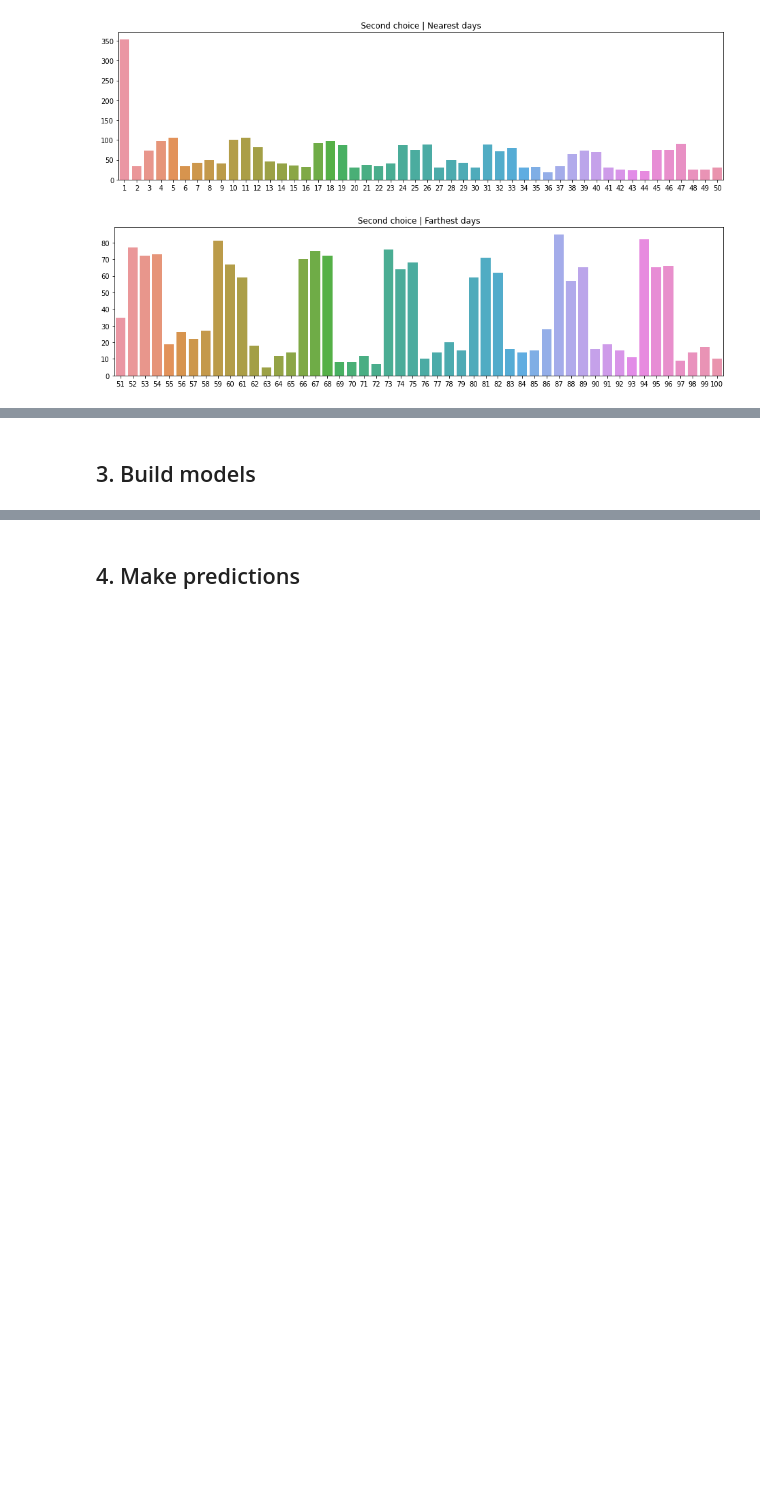
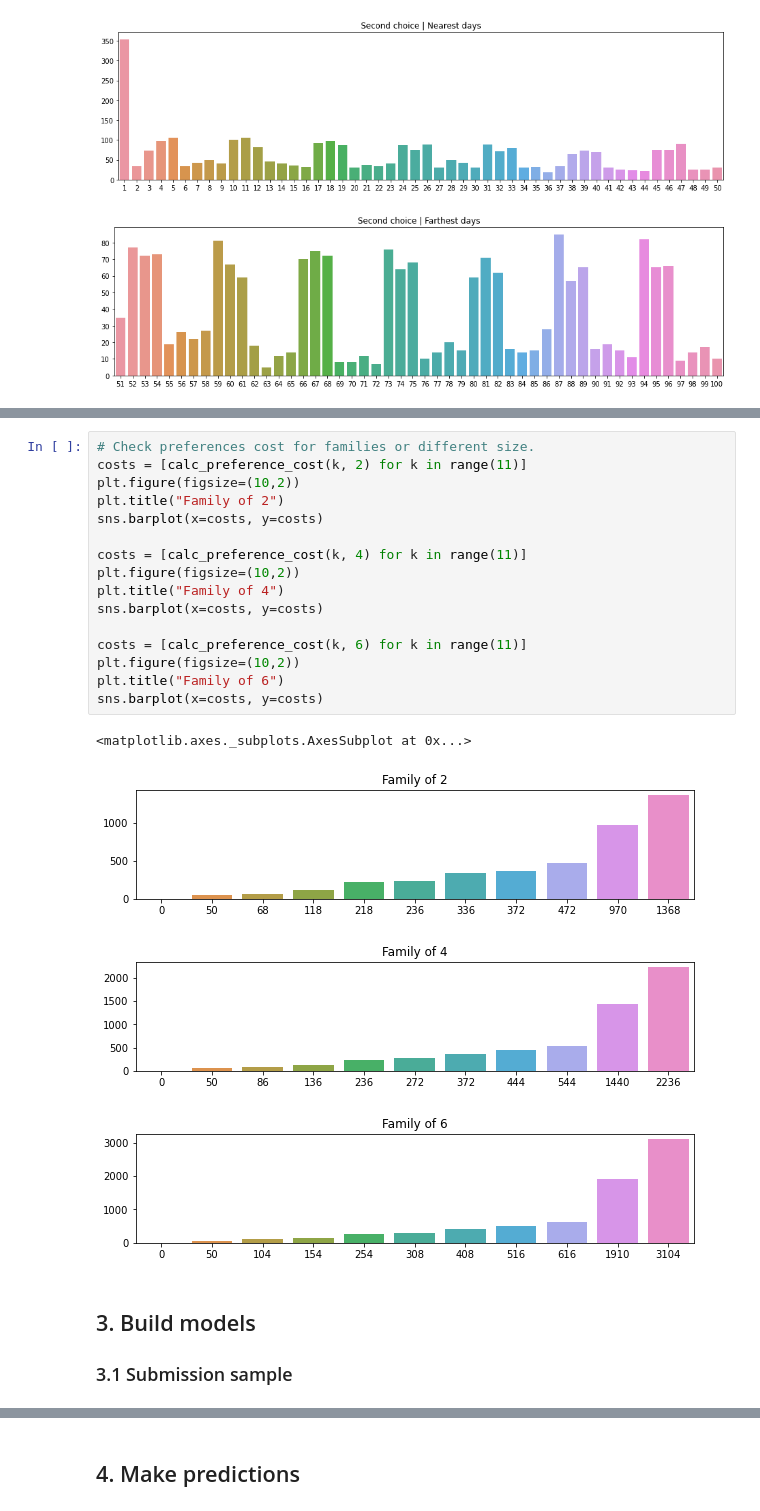
Before and after one commit to jfmdev/simple_ml, a Jupyter notebook: santa-tour/santa.ipynb, the cells around one changed output, grey strips where cells are left out. Cells and saved outputs as stored; diff of their text form; blank space fills up the shorter version.

```diff
--- a/santa-tour/santa.ipynb
+++ b/santa-tour/santa.ipynb
@@ -82,2 +202,25 @@ sns.barplot(x=occurrences[50:100].index, y=occurrences[50:100].values)
+# %%
+# Check preferences cost for families or different size.
+costs = [calc_preference_cost(k, 2) for k in range(11)]
+plt.figure(figsize=(10,2))
+plt.title("Family of 2")
+sns.barplot(x=costs, y=costs)
+
+costs = [calc_preference_cost(k, 4) for k in range(11)]
+plt.figure(figsize=(10,2))
+plt.title("Family of 4")
+sns.barplot(x=costs, y=costs)
+
+costs = [calc_preference_cost(k, 6) for k in range(11)]
+plt.figure(figsize=(10,2))
+plt.title("Family of 6")
+sns.barplot(x=costs, y=costs)
+# %% [output]
+<matplotlib.axes._subplots.AxesSubplot at 0x...>
+[figure, added]
+[figure, added]
+[figure, added]
 # %% [markdown]
 ## 3. Build models
+
+### 3.1 Submission sample
```
Also changed, not shown: parts of 7 cells of this notebook.
